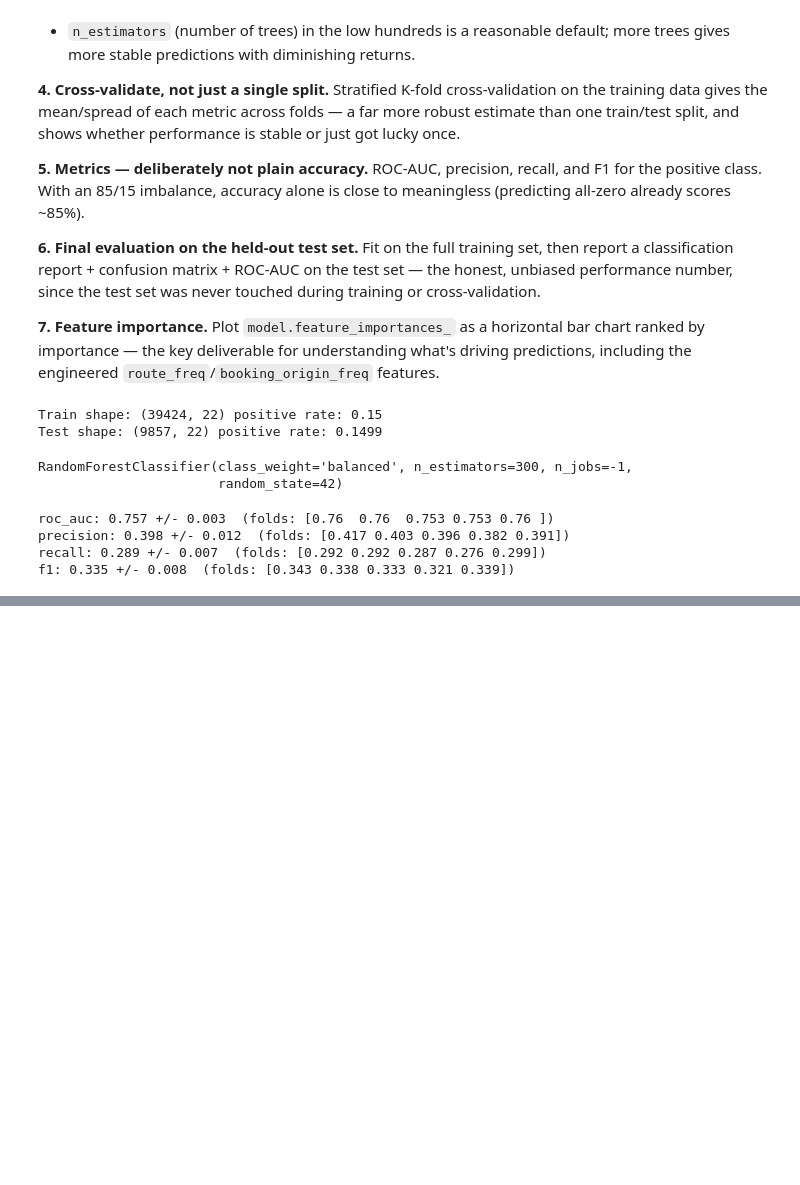
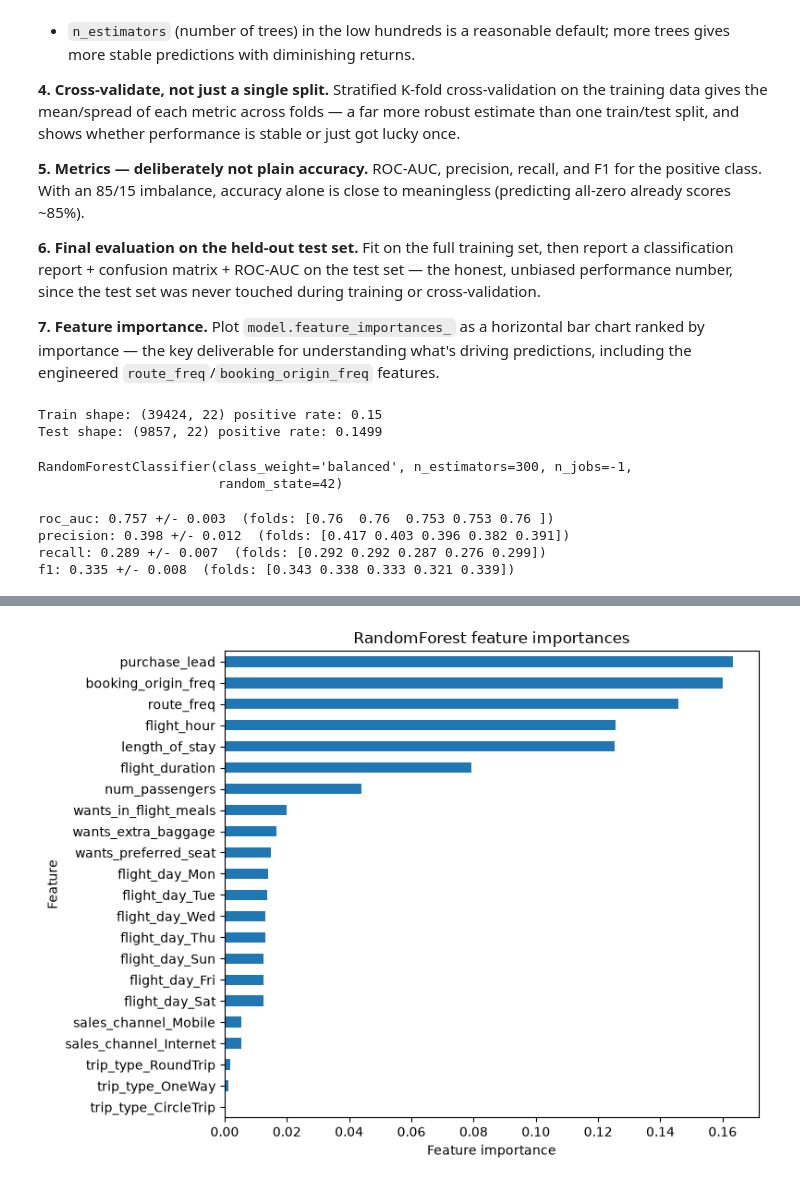
Before and after one commit to n-markov/ba-forage-data-science, a Jupyter notebook: notebooks/task2.ipynb, the cells around one changed output, grey strips where cells are left out. Saved outputs shown, nothing was run; the diff lists cells and outputs as text; code cells hidden in the pictures; blank space fills up the shorter version.

Commit message:
Created a visualisation to interpret evaluation metrics

```diff
--- a/notebooks/task2.ipynb
+++ b/notebooks/task2.ipynb
@@ -250,0 +274,12 @@ f1: 0.335 +/- 0.008  (folds: [0.343 0.338 0.333 0.321 0.339])
+# %%
+importances = pd.Series(model.feature_importances_, index=X.columns).sort_values(ascending=True)
+
+fig, ax = plt.subplots(figsize=(8, 6))
+importances.plot.barh(ax=ax)
+ax.set_xlabel("Feature importance")
+ax.set_ylabel("Feature")
+ax.set_title("RandomForest feature importances")
+plt.tight_layout()
+plt.show()
+# %% [output]
+[figure, added]
```
Also changed, not shown: parts of 1 cell of this notebook.
